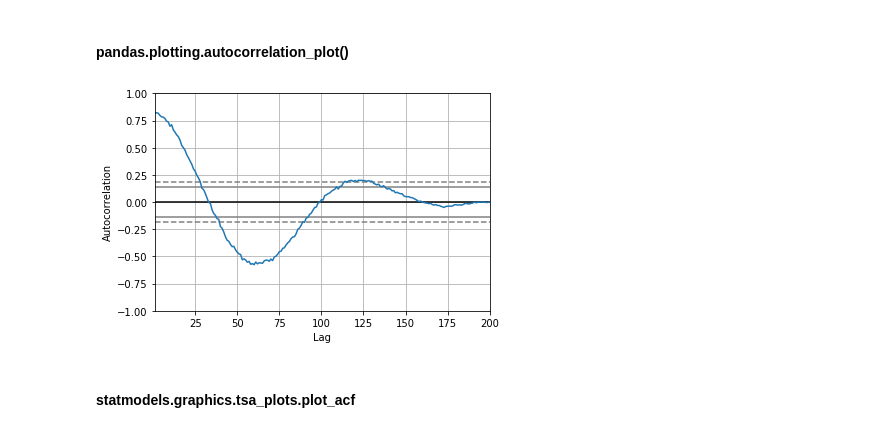
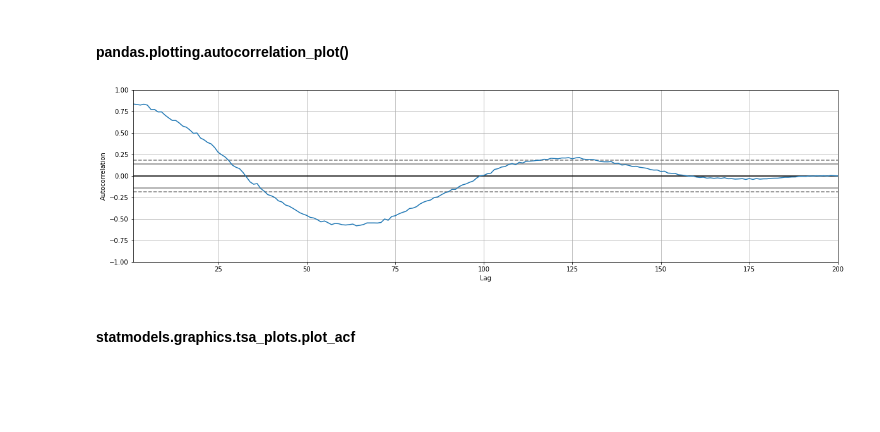
Before and after one commit to yurichernyshov/Data-Science-Course, a Jupyter notebook: lessons/lec-DA-Time Series.ipynb, the cells around one changed output. Drawn from its saved outputs; the diff is of its cells as text; code cells hidden in the pictures; blank space fills up the shorter version.

```diff
--- a/lessons/lec-DA-Time Series.ipynb
+++ b/lessons/lec-DA-Time Series.ipynb
@@ -191,10 +194,11 @@ print(df['Values'].autocorr())
 # %% [markdown]
 #### pandas.plotting.autocorrelation_plot()
 # %%
+fig = plt.figure(figsize=(20,5))
 pd.plotting.autocorrelation_plot(df.Values)
 plt.show()
 # %% [output]
-[figure, old version]
+[figure, new version]
 # %% [markdown]
 #### statmodels.graphics.tsa_plots.plot_acf
 # %%
```
Also changed, not shown: parts of 69 cells of this notebook, 22 other files.
